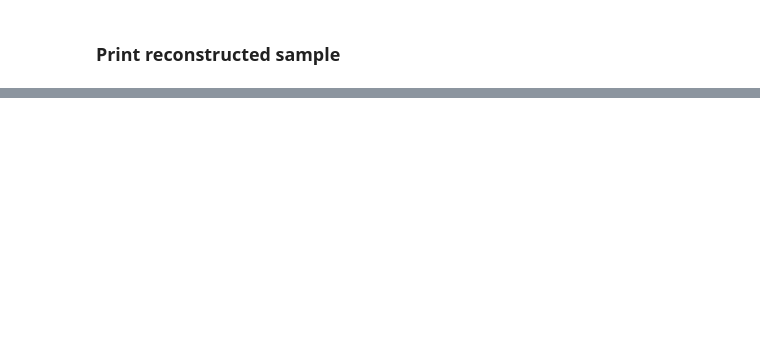
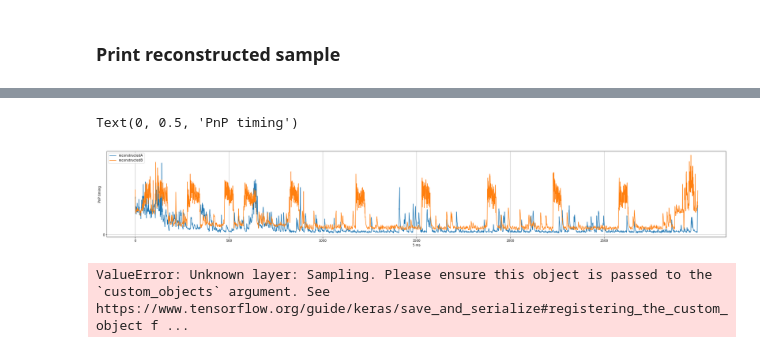
Before and after one commit to egesko/SideChannel-AdversarialAI, a Jupyter notebook: Tensorflow/VAE_wDecreasedClass.ipynb, the cells around one changed output, grey strips where cells are left out. Saved outputs shown, nothing was run; the diff lists cells and outputs as text; code cells hidden in the pictures; blank space fills up the shorter version.

```diff
--- a/Tensorflow/VAE_wDecreasedClass.ipynb
+++ b/Tensorflow/VAE_wDecreasedClass.ipynb
@@ -373,0 +597,34 @@ fig.savefig('vis_test.png',dpi=200)
+# %%
+
+
+trainA = pooled_dataset[classA::14]
+trainB = pooled_dataset[classB::14]
+
+
+fig = plt.figure(figsize=(35,5))
+plt.plot(trainA[0],label='reconstructedA')
+plt.plot(trainB[0],label='reconstructedB')
+#plt.plot(data3[0],label=3)
+#plt.plot(data4[0],label=4)
+#plt.plot(averageArray[0])
+
+plt.legend()
+plt.yticks(np.arange(0, 1, 1))
+plt.xticks(np.arange(0, 3000, 500))
+plt.grid()
+#plt.axhline(linewidth=1, color='r')
+plt.xlabel("5 ms")
+plt.ylabel("PnP timing")
+#figure(figsize=(8, 6), dpi=80)
+# %% [output]
+Text(0, 0.5, 'PnP timing')
+[figure, added]
+# %%
+classA = 13
+classB = 3
+
+path = '/home/ege/Repo/SideChannel-AdversarialAI/Tensorflow/TwoClassModels'
+
+decoder = tf.keras.models.load_model(path+"/"+str(classA)+"/"+str(classB)+"/modelencoder.h5")
+# %% [output]
+ValueError: Unknown layer: Sampling. Please ensure this object is passed to the `custom_objects` argument. See https://www.tensorflow.org/guide/keras/save_and_serialize#registering_the_custom_object f ...
```
Also changed, not shown: parts of 10 cells of this notebook, 1 other file.
